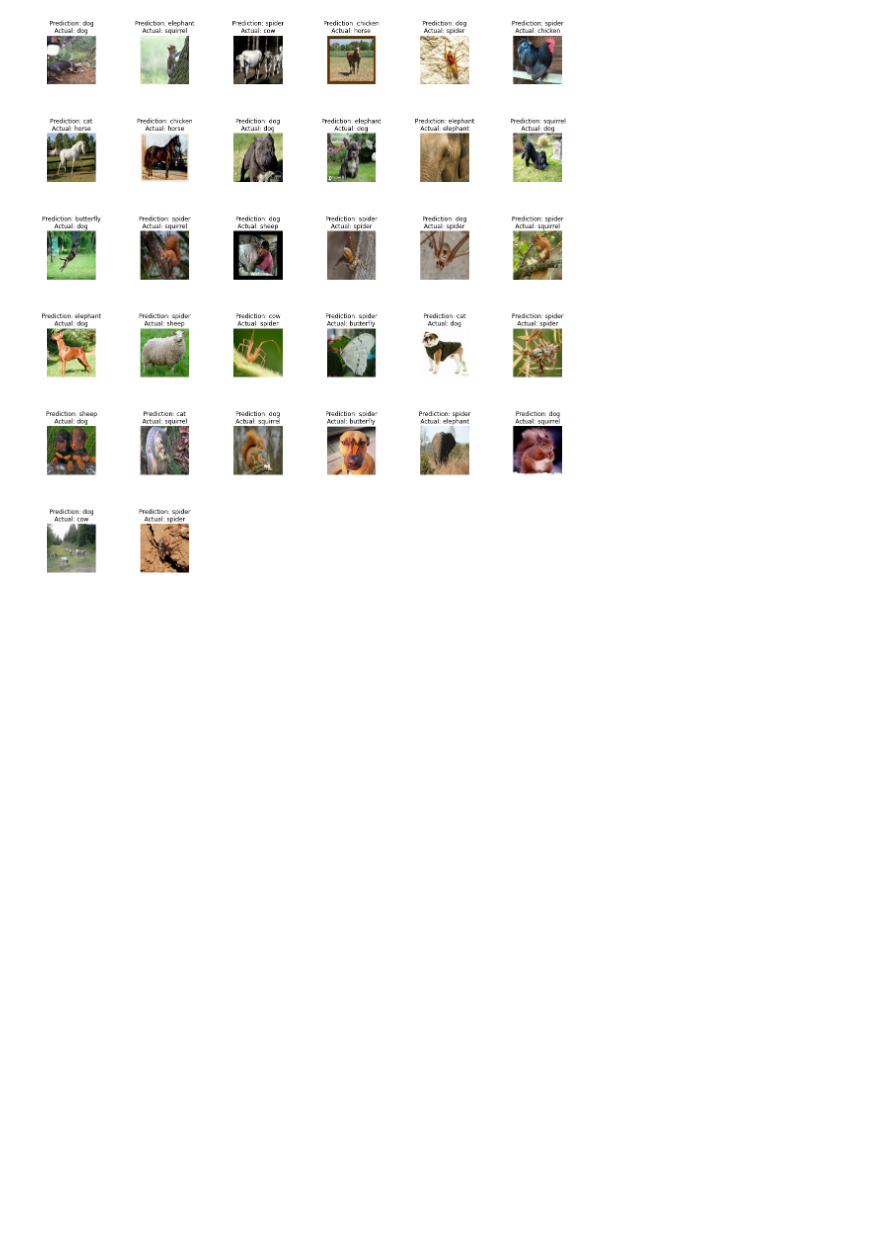
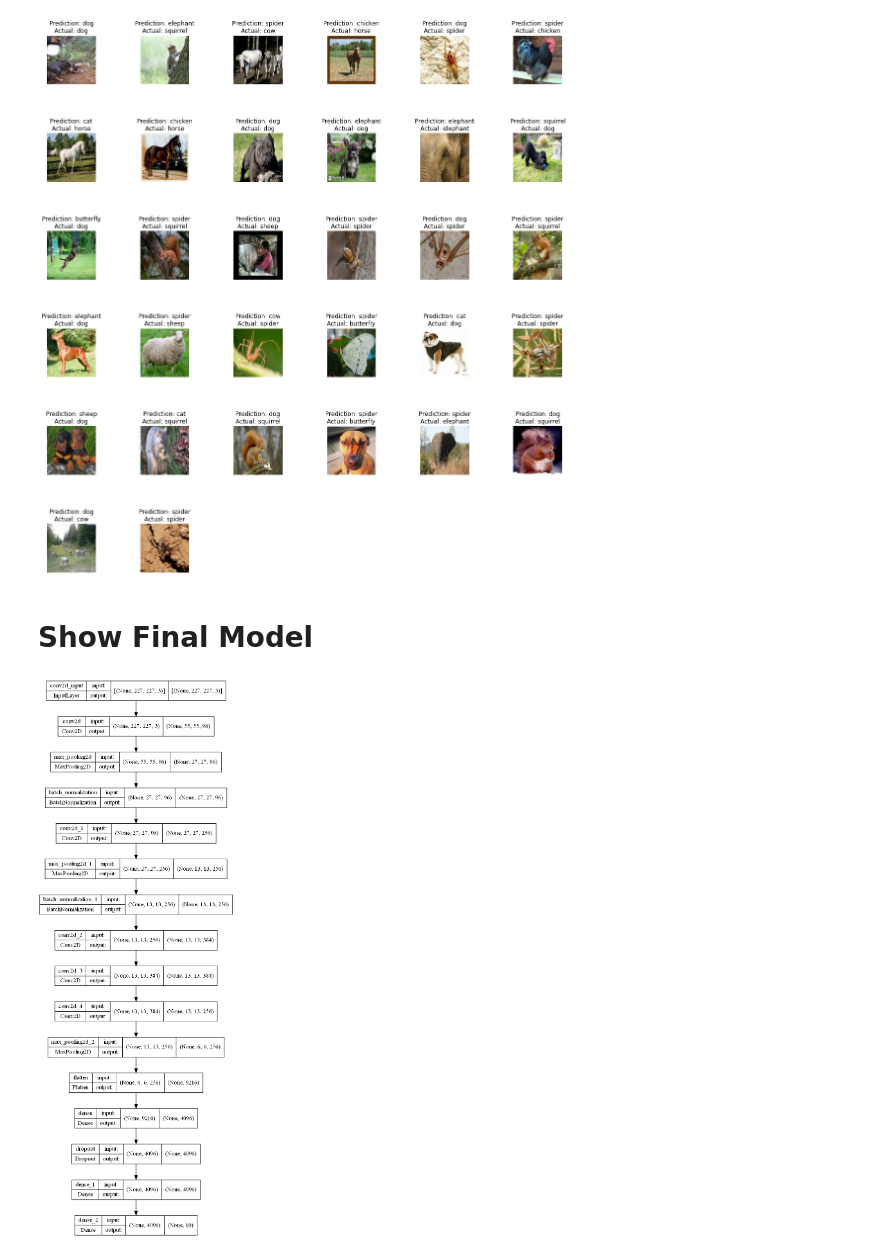
Before and after one commit to blakedelrey/Machine-Learning-Final-Project, a Jupyter notebook: AlexNetCNN.ipynb, the cells around one changed output. Drawn from its saved outputs; the diff is of its cells as text; code cells hidden in the pictures; blank space fills up the shorter version.

Commit message:
Final Draft of AlexNet

```diff
--- a/AlexNetCNN.ipynb
+++ b/AlexNetCNN.ipynb
@@ -170,3 +169,13 @@ plt.subplots_adjust(wspace=0.1, hspace=1.0)
 plt.show()
 # %% [output]
 [figure]
+# %% [markdown]
+# Show Final Model
+# %%
+from tensorflow.keras.utils import plot_model
+plot_model(alexNet,
+           show_shapes=True,
+           rankdir='TB',
+           to_file='AlexNet.png')
+# %% [output]
+[figure, added]
```
Also changed, not shown: parts of 2 cells of this notebook, 1 other file.
